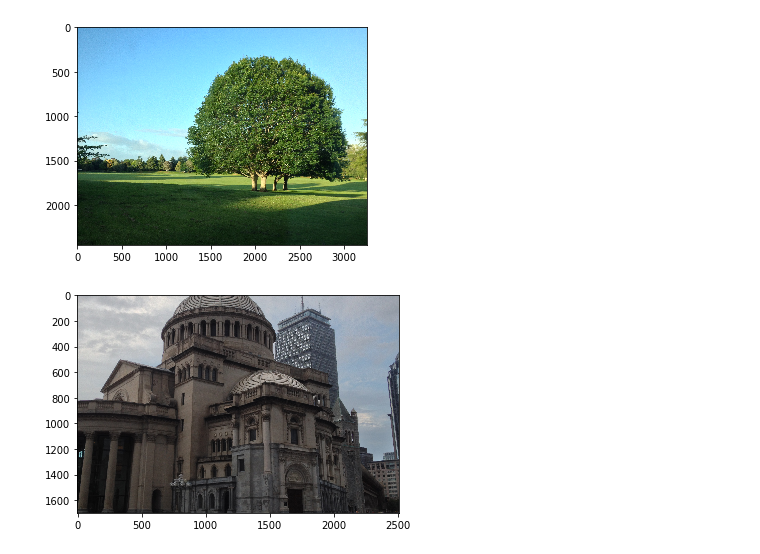
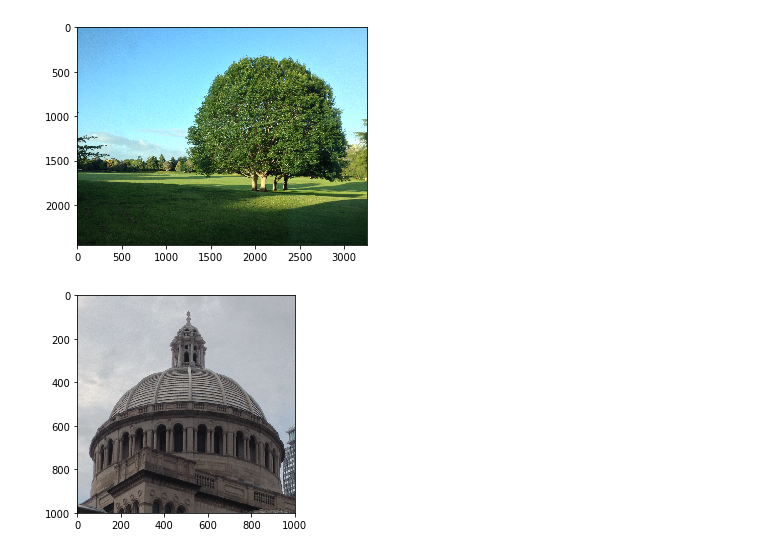
Before and after one commit to neezcha/483H1, a Jupyter notebook: HW1-Coding.ipynb, the cells around one changed output. Drawn from its saved outputs; the diff is of its cells as text; code cells hidden in the pictures.

```diff
--- a/HW1-Coding.ipynb
+++ b/HW1-Coding.ipynb
@@ -57,9 +58,9 @@ plt.show()
 # %%
 #4b
 #crop1 = img1[1000][1000][2]
-crop1 = img1[1100: 2100, 100: - 1000 // 4]
+crop1 = img1[100: 1100,1100: 2100, :]
 
 imgplot = plt.imshow(crop1)
 plt.show()
 # %% [output]
-[figure, old version]
+[figure, new version]
```
Also changed, not shown: parts of 4 cells of this notebook, 1 other file.
